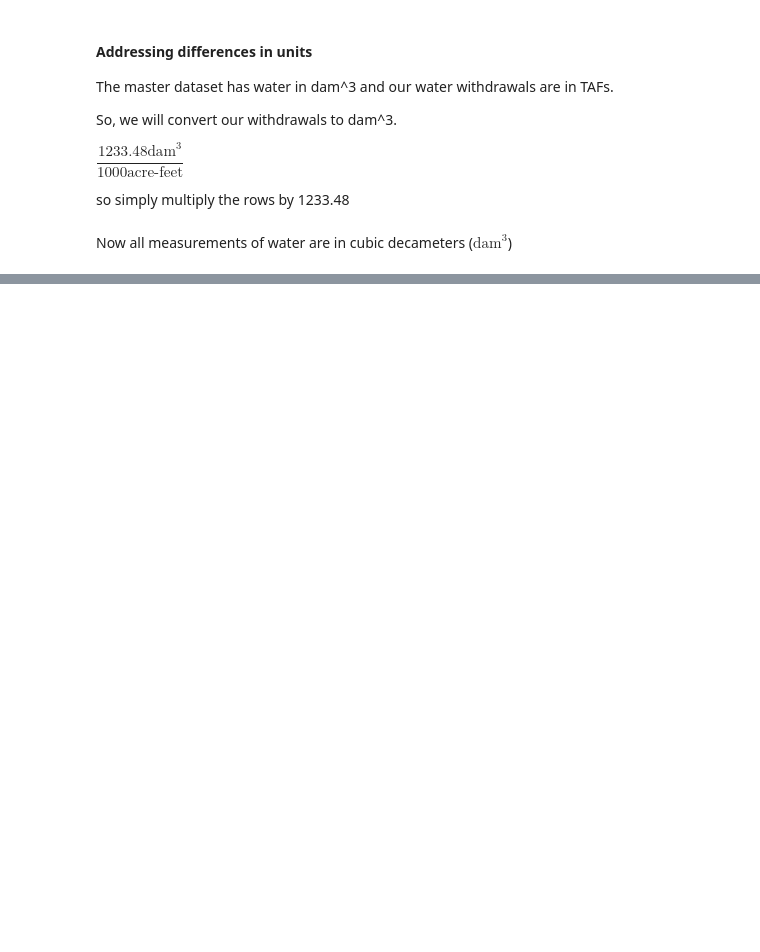
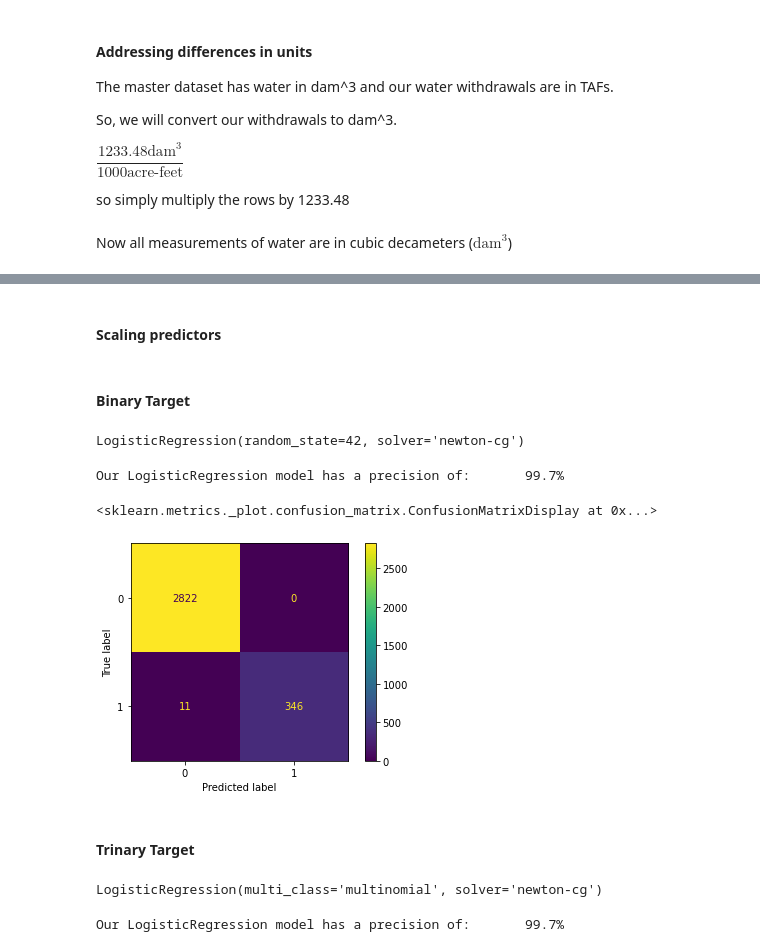
Before and after one commit to NaavSD/CO_River_Basin_SWE, a Jupyter notebook: Notebooks/Project_EDA.ipynb, the cells around one changed output, grey strips where cells are left out. Cells and saved outputs as stored; diff of their text form; code cells hidden in the pictures; blank space fills up the shorter version.

```diff
--- a/Notebooks/Project_EDA.ipynb
+++ b/Notebooks/Project_EDA.ipynb
@@ -449,0 +572,43 @@ plt.show();
+# %% [markdown]
+#### Scaling predictors
+# %%
+ss = StandardScaler()
+
+X_tr_scaled = ss.fit_transform(X_train)
+X_te_scaled = ss.transform(X_test)
+# %% [markdown]
+#### Binary Target
+# %%
+# instantiate the logistic model
+b_model_1 = LogisticRegression(random_state=42, solver='newton-cg')
+
+# Fit the model to the training set
+b_model_1.fit(X_tr_scaled, y_train['target_binary'])
+# %% [output]
+LogisticRegression(random_state=42, solver='newton-cg')
+# %%
+# Score the model
+score(b_model_1, y_test['target_binary'], X_te_scaled)
+# %% [output]
+Our LogisticRegression model has a precision of:       99.7%
+# %%
+ConfusionMatrixDisplay(confusion_matrix(y_test['target_binary'],b_model_1.predict(X_te_scaled))).plot()
+# %% [output]
+<sklearn.metrics._plot.confusion_matrix.ConfusionMatrixDisplay at 0x...>
+[figure, added]
+# %% [markdown]
+#### Trinary Target
+# %%
+# instantiate the logistic model
+t_model_1 = LogisticRegression(multi_class='multinomial',
+                               solver='newton-cg')
+
+# Fit the model to the training set
+t_model_1.fit(X_tr_scaled, y_train['target_trinary'])
+# %% [output]
+LogisticRegression(multi_class='multinomial', solver='newton-cg')
+# %%
+# Score the model
+score(t_model_1, y_test['target_trinary'], X_te_scaled)
+# %% [output]
+Our LogisticRegression model has a precision of:       99.7%
```
Also changed, not shown: parts of 34 cells of this notebook.
